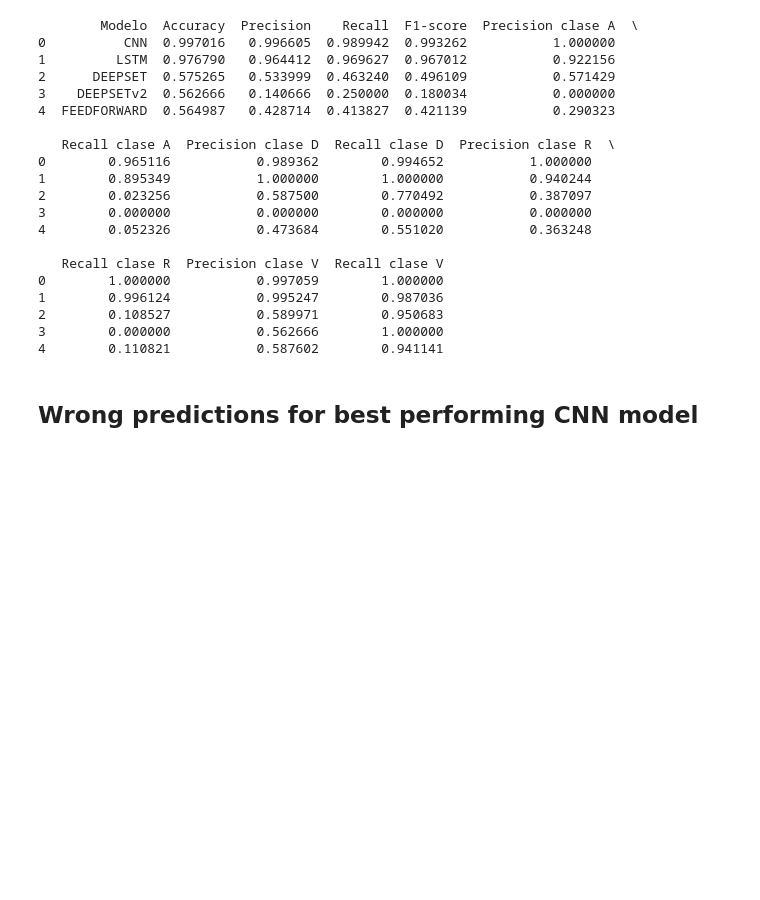
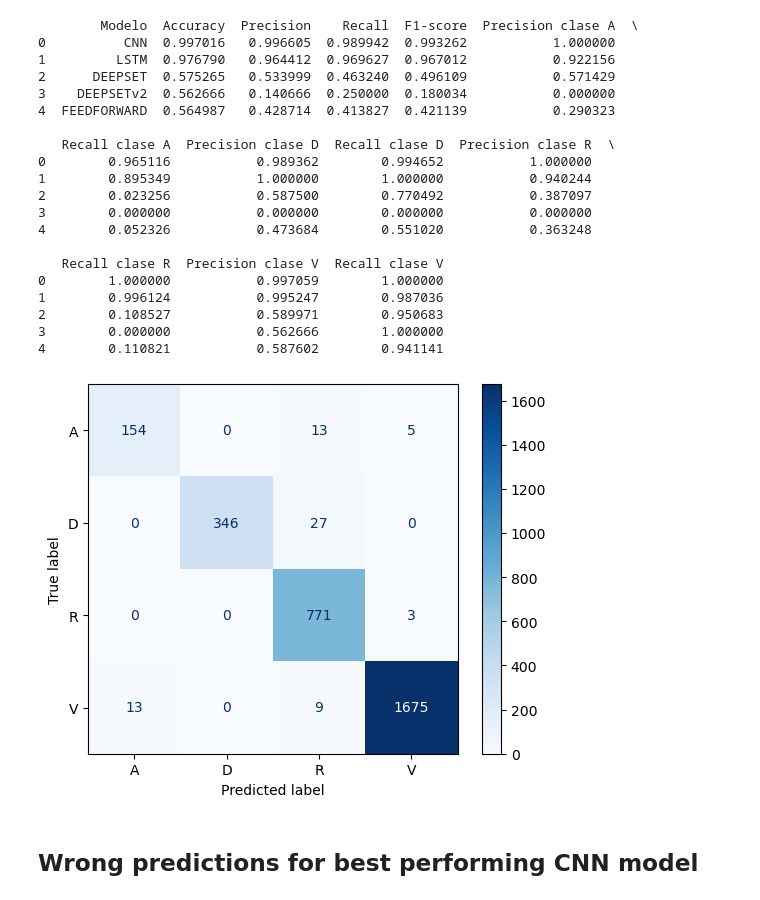
Before and after one commit to FranciscoMorenoB/TFG-XAI-CONCURRENCIA, a Jupyter notebook: Notebooks-Modificados/3rd filter - Skipping 20 samples (pos variance).ipynb, the cells around one changed output. Saved outputs shown, nothing was run; the diff lists cells and outputs as text; code cells hidden in the pictures; blank space fills up the shorter version.

```diff
--- a/Notebooks-Modificados/3rd filter - Skipping 20 samples (pos variance).ipynb
+++ b/Notebooks-Modificados/3rd filter - Skipping 20 samples (pos variance).ipynb
@@ -674,6 +673,10 @@ get_summary_df(["CNN", "LSTM", "DEEPSET", "DEEPSETv2", "FEEDFORWARD"], [cnn_accu
 2        0.108527           0.589971        0.950683
 3        0.000000           0.562666        1.000000
 4        0.110821           0.587602        0.941141
+# %%
+confusionMatrix(best_lstm_model, x_test_lstm, y_test)
+# %% [output]
+[figure, added]
 # %% [markdown]
 ## Wrong predictions for best performing CNN model
 # %%
```
Also changed, not shown: parts of 1 cell of this notebook, 7 other files.
